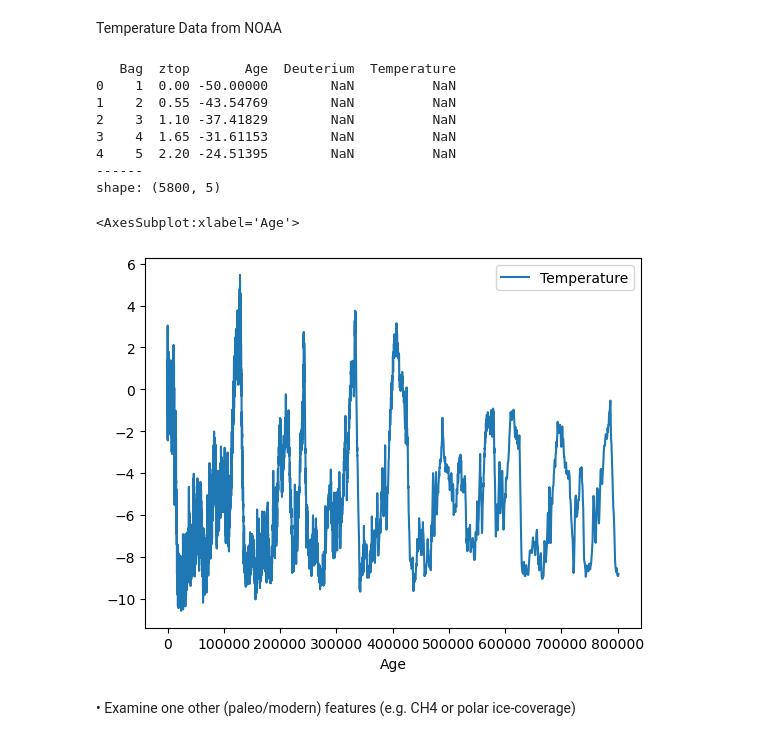
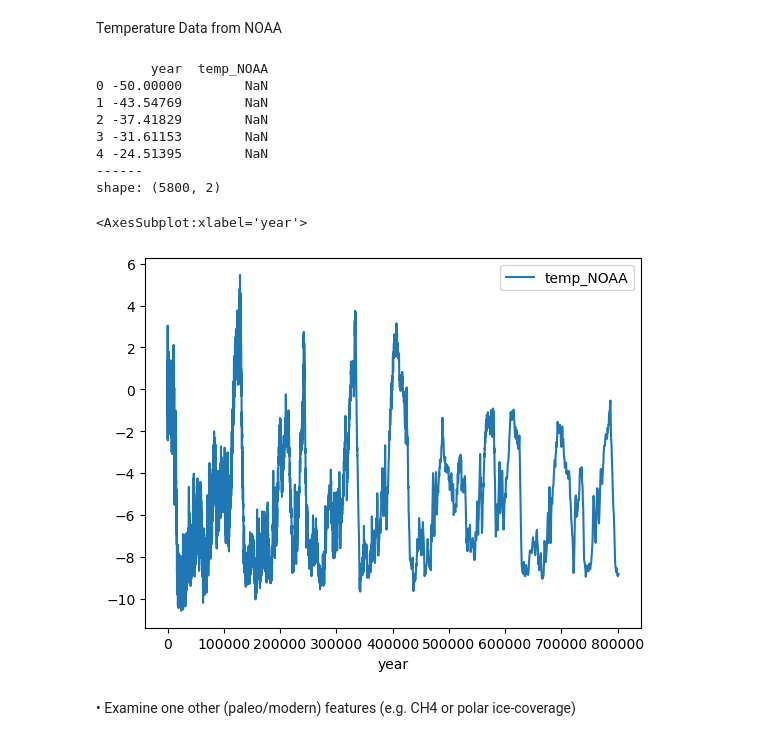
Before and after one commit to OlgaKnut/Programming-for-Data-Analysis-Project-2, a Jupyter notebook: pfda_project_2.ipynb, the cells around one changed output. Saved outputs shown, nothing was run; the diff lists cells and outputs as text; code cells hidden in the pictures.

```diff
--- a/pfda_project_2.ipynb
+++ b/pfda_project_2.ipynb
@@ -101,24 +110,29 @@ Temperature Data from NOAA
 # %%
 #url='Temperature Data from NOAA.txt'
 Temp_NOAA_df = pd.read_csv('Temperature Data from NOAA.txt',sep='\s+', skiprows=91, index_col=None)
+Temp_NOAA_df.drop('Bag', axis=1, inplace=True)
+Temp_NOAA_df.drop('ztop', axis=1, inplace=True)
+Temp_NOAA_df.drop('Deuterium', axis=1, inplace=True)
+Temp_NOAA_df.rename(columns={'Age': 'year',
+'Temperature': 'temp_NOAA'}, inplace=True)
 # %%
 print(Temp_NOAA_df.head())
 print("------")
 print("shape:", Temp_NOAA_df.shape)
 # %% [output]
-   Bag  ztop       Age  Deuterium  Temperature
-0    1  0.00 -50.00000        NaN          NaN
-1    2  0.55 -43.54769        NaN          NaN
-2    3  1.10 -37.41829        NaN          NaN
-3    4  1.65 -31.61153        NaN          NaN
-4    5  2.20 -24.51395        NaN          NaN
+       year  temp_NOAA
+0 -50.00000        NaN
+1 -43.54769        NaN
+2 -37.41829        NaN
+3 -31.61153        NaN
+4 -24.51395        NaN
 ------
-shape: (5800, 5)
+shape: (5800, 2)
 # %%
-Temp_NOAA_df.plot(x="Age", y="Temperature")
+Temp_NOAA_df.plot(x="year", y="temp_NOAA")
 # %% [output]
-<AxesSubplot:xlabel='Age'>
+<AxesSubplot:xlabel='year'>
-[figure, old version]
+[figure, new version]
 # %% [markdown]
 • Examine one other (paleo/modern) features (e.g. CH4 or polar ice-coverage)
 # %% [markdown]
```
Also changed, not shown: parts of 26 cells of this notebook, 1 other file.
